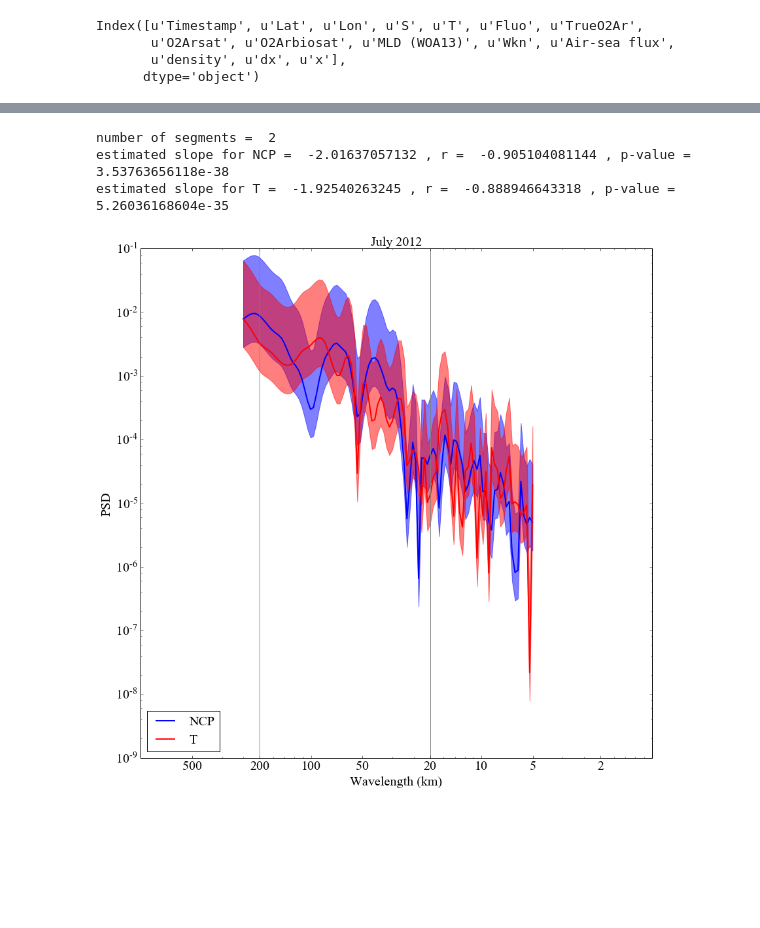
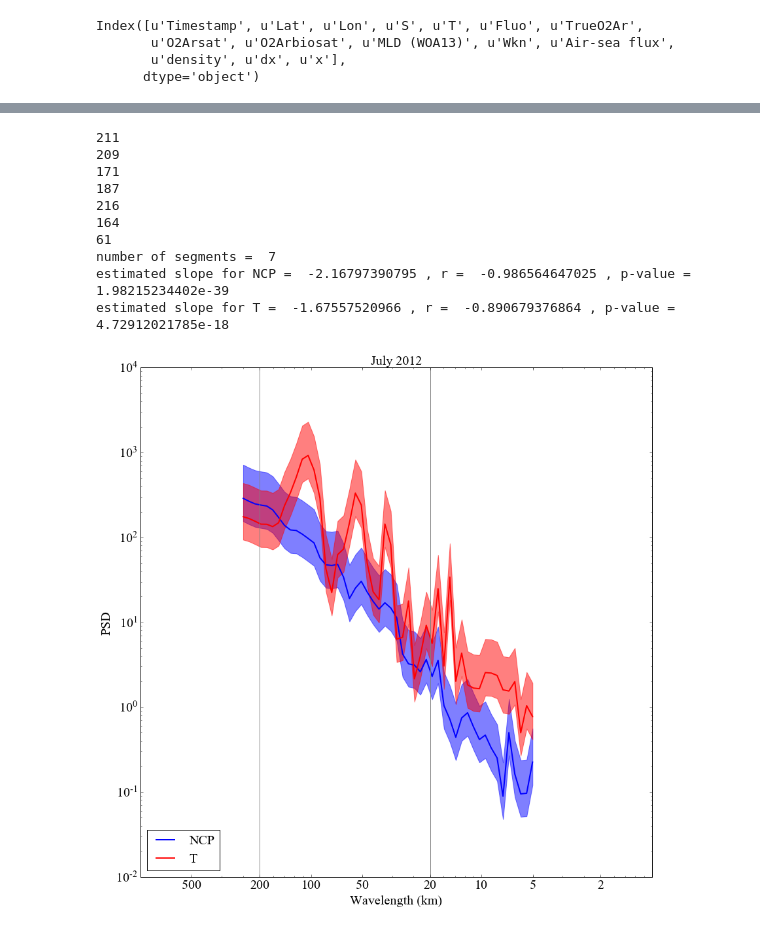
Before and after one commit to sophieclayton/kuroshio_productivity, a Jupyter notebook: NCP_spectra.ipynb, the cells around one changed output, grey strips where cells are left out. Saved outputs shown, nothing was run; the diff lists cells and outputs as text; code cells hidden in the pictures; blank space fills up the shorter version.

Commit message:
made overlapping segments

```diff
--- a/NCP_spectra.ipynb
+++ b/NCP_spectra.ipynb
@@ -45,7 +45,7 @@ def bin(pgram, periods, bins, bin_mid):
 # %%
 # import data
 
-maxlon = 151
+maxlon = 161
 minlon = 139
 
 Tok1 = pd.read_csv(r'/Users/sclayton/Google Drive/o2ar_data/Tokyo1_vSept16.csv', sep = ',')
@@ -221,15 +284,45 @@ N = np.max(Tian['x'].values) - np.min(Tian['x'].values)
 
 Tian['nx'] = Tian['x'] - np.min(Tian['x'].values)
 
-for n in range(np.int(N/M)):
-    data = Tian[(Tian['nx']>n*M) & (Tian['nx']<M*(n+1))]
-    pgram =+ lombscargle(data['x'].values, (data['Air-sea flux'].values-data['Air-sea flux'].mean())*np.hanning(len(data)), angular_freqs)
-    pgramT =+ lombscargle(data['x'].values, (data['T'].values-data['T'].mean())*np.hanning(len(data)), angular_freqs)
+n = 0
+ll = 0
 
-pgram = pgram/N
-pgramT = pgramT/N
+pgram = np.zeros(nout)
+pgramT = np.zeros(nout)
 
-nu = 2*(np.int(N/M))
+
+periods = 10**(np.linspace(0.7, np.log10(M/2), nout))
+freqs = 1.0 / periods
+angular_freqs = 2 * np.pi * freqs
+
+# for Tokyo_1 cruise
+N = np.max(Tian['x'].values) - np.min(Tian['x'].values)
+
+
+Tian['nx'] = Tian['x'] - np.min(Tok1['x'].values)
+
+while n < (N - M):
+
+    data = Tian[(Tian['nx']>=n) & (Tian['nx']<n+M)]
+    print len(data)
+    # get linear trend
+    m, c, rR, p, std_err = ss.linregress(data['nx'].values, data['Air-sea flux'].values)
+    trend = m*data['nx'].values + c
+
+    mT,cT, rR, p, std_err = ss.linregress(data['nx'], data['T'])
+    trendT = m*data['nx'].values + c
+
+
+    pgram += lombscargle(data['nx'].values, (data['Air-sea flux'].values-trend)*np.hanning(len(data)), angular_freqs)
+    pgramT += lombscargle(data['nx'].values, (data['T'].values-trendT)*np.hanning(len(data)), angular_freqs)
+
+    n += M/2
+    ll += 1
+
+pgram = pgram/ll
+pgramT = pgramT/ll
+
+nu = 2*(ll)
 err_high = nu/ss.chi2.ppf(0.05/2, nu)
 err_low = nu/ss.chi2.ppf(1-0.05/2, nu)
 
@@ -246,35 +339,42 @@ plt.xscale('log')
 
 plt.legend(loc = 'lower left', fontsize = 20)
 plt.tick_params(labelsize=20)
 
 plt.ylabel('PSD', fontsize = 20)
 plt.xlabel('Wavelength (km)', fontsize = 20)
 plt.xticks(1./np.array([500, 200, 100, 50, 20, 10, 5, 2]), [500, 200, 100, 50, 20, 10, 5, 2])
 
 plt.axvline(1./200, color = 'grey')
 plt.axvline(1./20, color = 'grey')
 
 plt.title('July 2012',fontsize = 20)
 
 A = np.vstack([np.log10(1./periods), np.ones(len(periods))]).T
 
-print 'number of segments = ',np.int(N/M)
+print 'number of segments = ',ll
 #m, c = np.linalg.lstsq(A, np.log10(pgram))[0]
 m,c, r, p, std_err = ss.linregress(np.log10(1./periods),np.log10(pgram))
 
 #mT, c = np.linalg.lstsq(A, np.log10(pgramT))[0]
 mT,cT, rT, pT, std_errT = ss.linregress(np.log10(1./periods),np.log10(pgramT))
 
 print 'estimated slope for NCP = ', m, ', r = ', r, ', p-value = ', p
 print 'estimated slope for T = ', mT, ', r = ', rT, ', p-value = ', pT
 
 #plt.loglog(1./periods, ((1./periods)**mT)/10000000000000, 'r')
 #plt.loglog(1./periods, ((1./periods)**m)/10000000000, 'b')
 plt.show()
 
 #fig1.savefig('../figures/NCP_T_spectra_July12.png', bbox_inches='tight', dpi=600)
 # %% [output]
-number of segments =  2
-estimated slope for NCP =  -2.01637057132 , r =  -0.905104081144 , p-value =  3.53763656118e-38
-estimated slope for T =  -1.92540263245 , r =  -0.888946643318 , p-value =  5.26036168604e-35
+211
+209
+171
+187
+216
+164
+61
+number of segments =  7
+estimated slope for NCP =  -2.16797390795 , r =  -0.986564647025 , p-value =  1.98215234402e-39
+estimated slope for T =  -1.67557520966 , r =  -0.890679376864 , p-value =  4.72912021785e-18
-[figure, old version]
+[figure, new version]
```
Also changed, not shown: parts of 2 cells of this notebook.
